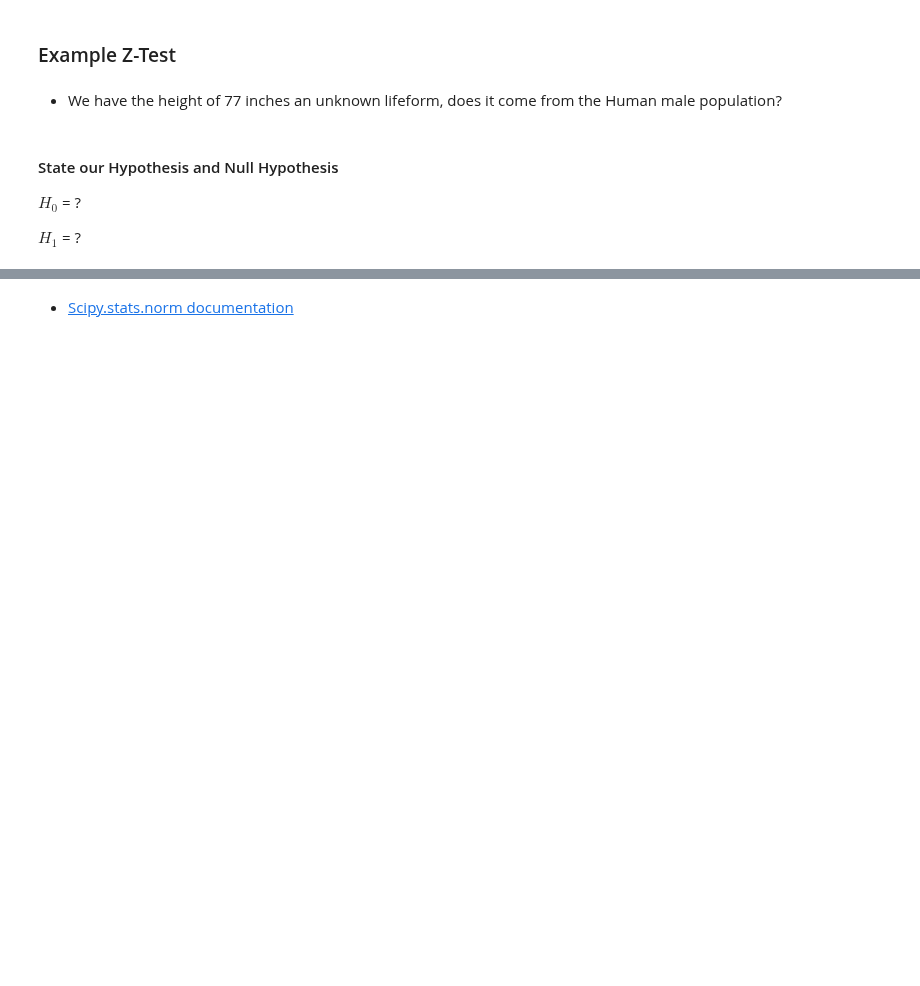
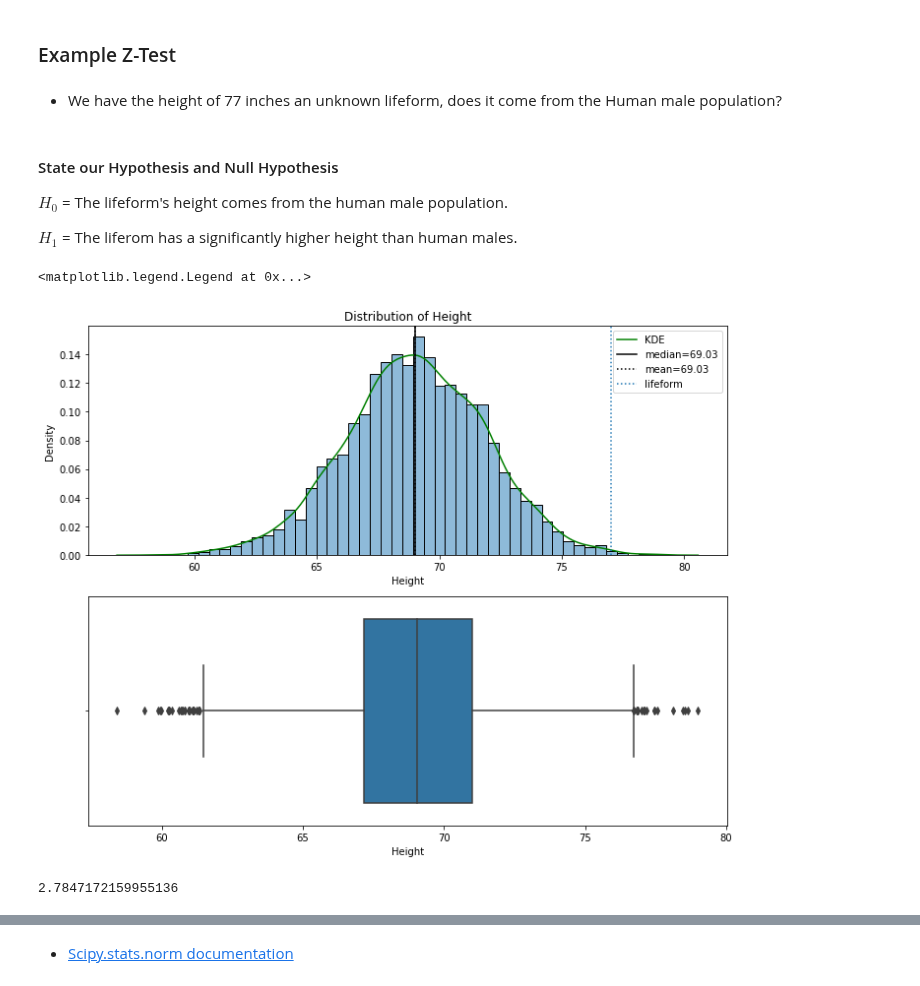
Before and after one commit to flatiron-school/Online-DS-FT-022221-Cohort-Notes, a Jupyter notebook: Phase_2/topic_13_central_limit_theorem/topic_13_central_limit_theorem_SG.ipynb, the cells around one changed output, grey strips where cells are left out. Drawn from its saved outputs; the diff is of its cells as text; code cells hidden in the pictures; blank space fills up the shorter version.

```diff
--- a/Phase_2/topic_13_central_limit_theorem/topic_13_central_limit_theorem_SG.ipynb
+++ b/Phase_2/topic_13_central_limit_theorem/topic_13_central_limit_theorem_SG.ipynb
@@ -179,12 +247,23 @@ ___
 # %% [markdown]
 #### State our Hypothesis and Null Hypothesis
 
-$H_0$ =  ?
+$H_0$ =  The lifeform's height comes from the human male population.
 
-$H_1$ = ?
+$H_1$ = The liferom has a significantly higher height than human males.
 # %%
 potential_alien_lifeform = 77 #height
 # %%
 ## Plot distrubtion, add axvline with lifeform's height
+fig, ax = plot_distribution(dfh,col="Height",boxplot=True,verbose=False)
+ax[0].axvline(potential_alien_lifeform,ls=':',label='lifeform')
+ax[0].legend()
+# %% [output]
+<matplotlib.legend.Legend at 0x...>
+[figure, added]
 # %%
 ## Calculate Z-score for the lifeform
+# z_alien = scaler.transform([[potential_alien_lifeform]]).flatten()
+z_alien = (potential_alien_lifeform-h_mean)/h_std
+z_alien
+# %% [output]
+2.7847172159955136
```
Also changed, not shown: parts of 34 cells of this notebook.
